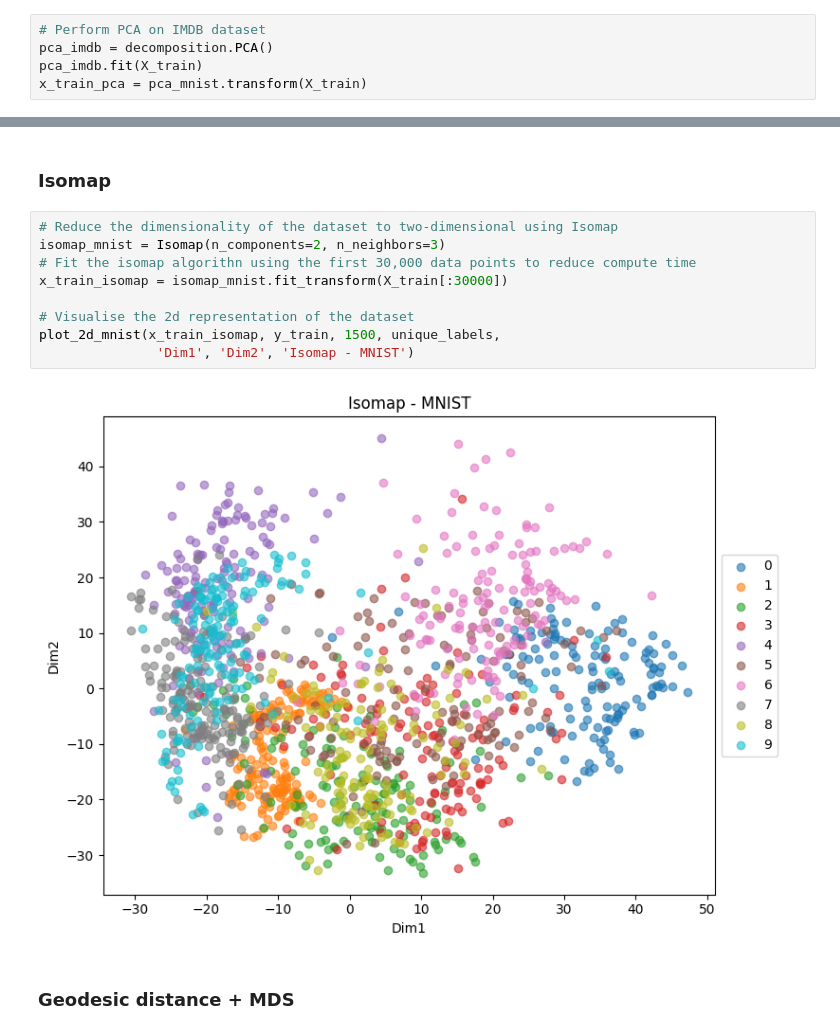
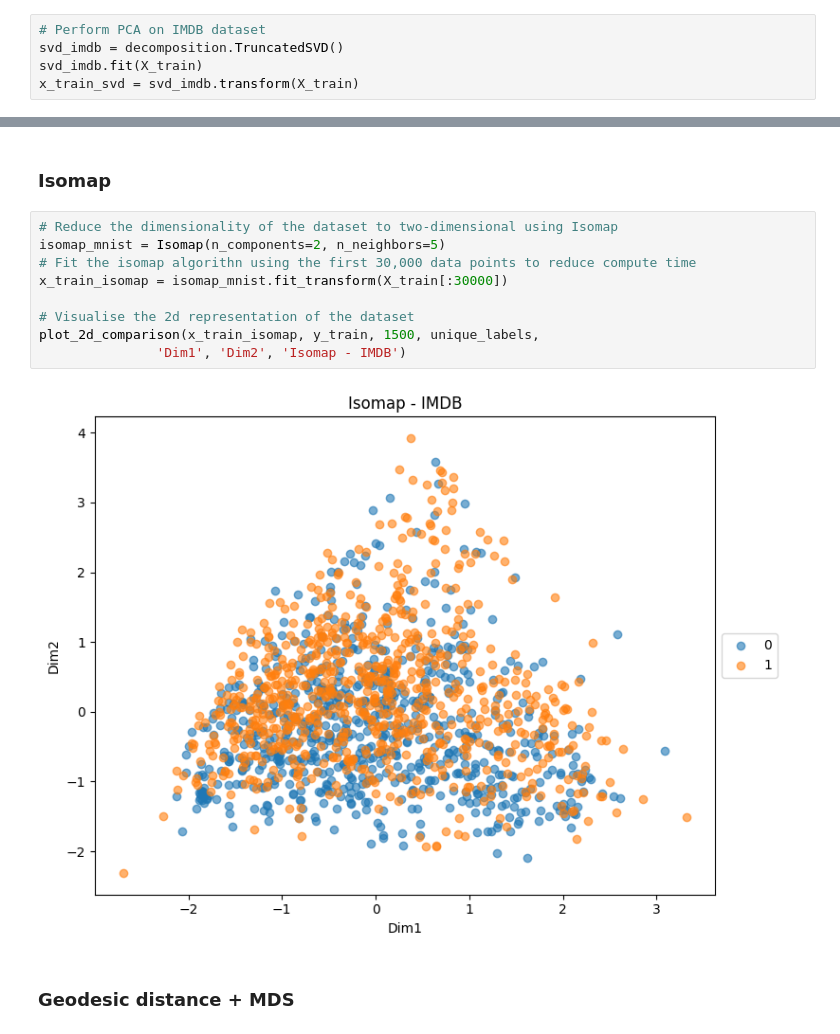
Before and after one commit to jzkhong/GCAE, a Jupyter notebook: MLDS_Projects_TextData.ipynb, the cells around one changed output, grey strips where cells are left out. Saved outputs shown, nothing was run; the diff lists cells and outputs as text.

```diff
--- a/MLDS_Projects_TextData.ipynb
+++ b/MLDS_Projects_TextData.ipynb
@@ -98,6 +98,6 @@ X_train, X_test, y_train, y_test = train_test_split(X, y, test_size=0.2, random_
 ### PCA
 # %%
 # Perform PCA on IMDB dataset
-pca_imdb = decomposition.PCA()
-pca_imdb.fit(X_train)
-x_train_pca = pca_mnist.transform(X_train)
+svd_imdb = decomposition.TruncatedSVD()
+svd_imdb.fit(X_train)
+x_train_svd = svd_imdb.transform(X_train)
@@ -135,15 +137,15 @@ plot_2d_comparison(x_train_pca, y_train, 1500, unique_labels, 'PC1', 'PC2', 'PCA
 ### Isomap
 # %%
 # Reduce the dimensionality of the dataset to two-dimensional using Isomap
-isomap_mnist = Isomap(n_components=2, n_neighbors=3)
+isomap_mnist = Isomap(n_components=2, n_neighbors=5)
 # Fit the isomap algorithn using the first 30,000 data points to reduce compute time
 x_train_isomap = isomap_mnist.fit_transform(X_train[:30000])
 
 # Visualise the 2d representation of the dataset
-plot_2d_mnist(x_train_isomap, y_train, 1500, unique_labels,
-               'Dim1', 'Dim2', 'Isomap - MNIST')
+plot_2d_comparison(x_train_isomap, y_train, 1500, unique_labels,
+               'Dim1', 'Dim2', 'Isomap - IMDB')
 # %% [output]
-[figure, old version]
+[figure, new version]
 # %% [markdown]
 ### Geodesic distance + MDS
 # %%
```
Also changed, not shown: parts of 4 cells of this notebook, 1 other file.
